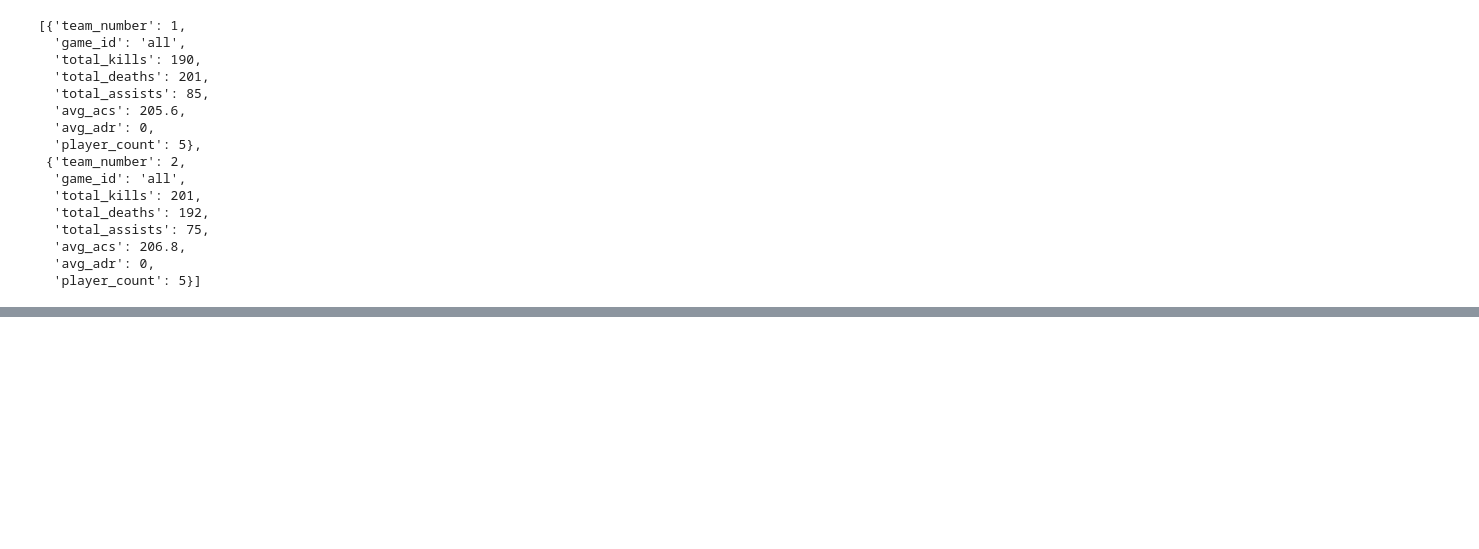
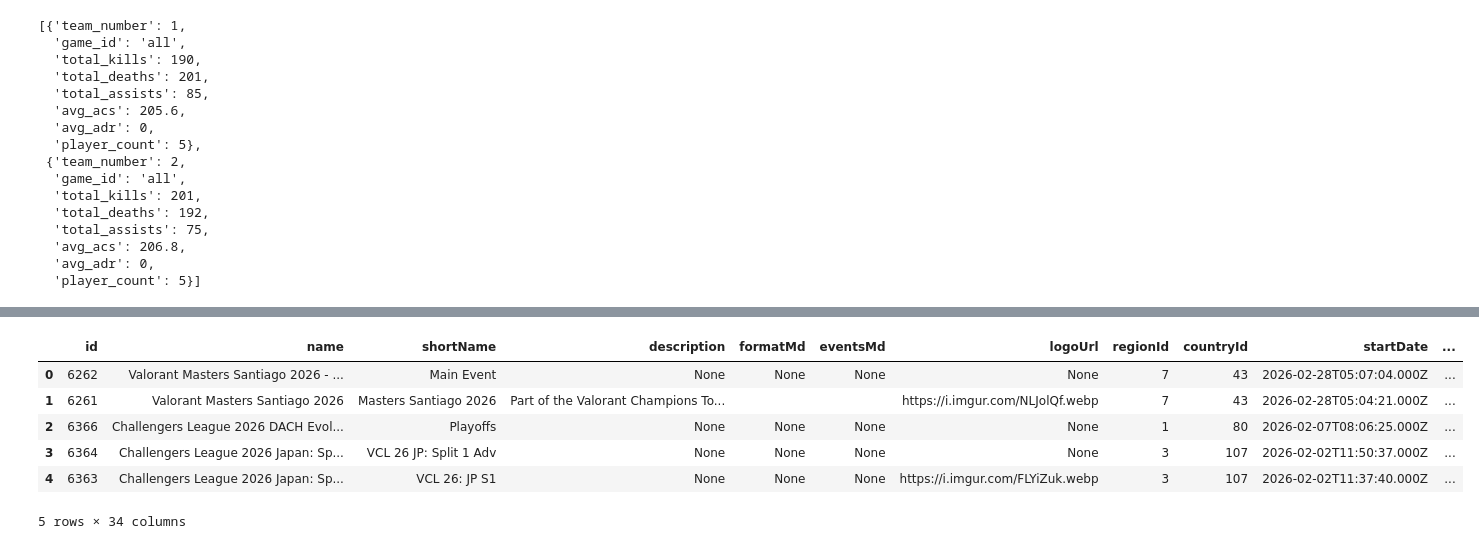
Before and after one commit to karthikgarimella37/Valorant-Stats, a Jupyter notebook: valorant-stats.ipynb, the cells around one changed output, grey strips where cells are left out. Saved outputs shown, nothing was run; the diff lists cells and outputs as text; code cells hidden in the pictures; blank space fills up the shorter version.

Commit message:
using ribs.gg as my new data source

```diff
--- a/valorant-stats.ipynb
+++ b/valorant-stats.ipynb
@@ -1002,3 +1003,37 @@ print("1. Set up your Supabase project")
 print("2. Run the SQL schema file to create tables")
 print("3. Update SUPABASE_URL and SUPABASE_KEY variables")
 print("4. Uncomment the example usage code above")
+# %%
+BASE_URL = "https://be-prod.rib.gg/v1"
+
+def get_all_events():
+    """Fetch all events by paginating through the API"""
+    all_events = []
+    start = 0
+    results_per_page = 100  # Request 100 at a time (faster than 15)
+
+    while True:
+        url = f"{BASE_URL}/events?start={start}&results={results_per_page}"
+        response = requests.get(url)
+        data = response.json()
+
+        # Get the events from this page
+        events = data.get('data', [])
+        all_events.extend(events)
+
+        # Print progress
+        total = data['meta']['total']
+        print(f"Fetched {len(all_events)} / {total} events...")
+
+        # Check if we've got everything
+        if len(all_events) >= total:
+            break
+
+        # Move to next page
+        start += results_per_page
+
+    return all_events
+
+# Fetch all events
+events = get_all_events()
+print(f"\nTotal events fetched: {len(events)}")
@@ -1004,0 +1058,11 @@ print("4. Uncomment the example usage code above")
+# %%
+events_df = pd.DataFrame(events)
+events_df.head()
+# %% [output]
+|  | id | name | shortName | description | formatMd | eventsMd | logoUrl | regionId | countryId | startDate | ... |
+| 0 | 6262 | Valorant Masters Santiago 2026 - ... | Main Event | None | None | None | None | 7 | 43 | 2026-02-28T05:07:04.000Z | ... |
+| 1 | 6261 | Valorant Masters Santiago 2026 | Masters Santiago 2026 | Part of the Valorant Champions To... |  |  | https://i.imgur.com/NLJolQf.webp | 7 | 43 | 2026-02-28T05:04:21.000Z | ... |
+| 2 | 6366 | Challengers League 2026 DACH Evol... | Playoffs | None | None | None | None | 1 | 80 | 2026-02-07T08:06:25.000Z | ... |
+| 3 | 6364 | Challengers League 2026 Japan: Sp... | VCL 26 JP: Split 1 Adv | None | None | None | None | 3 | 107 | 2026-02-02T11:50:37.000Z | ... |
+| 4 | 6363 | Challengers League 2026 Japan: Sp... | VCL 26: JP S1 | None | None | None | https://i.imgur.com/FLYiZuk.webp | 3 | 107 | 2026-02-02T11:37:40.000Z | ... |
+5 rows × 34 columns
```
Also changed, not shown: parts of 3 cells of this notebook.
